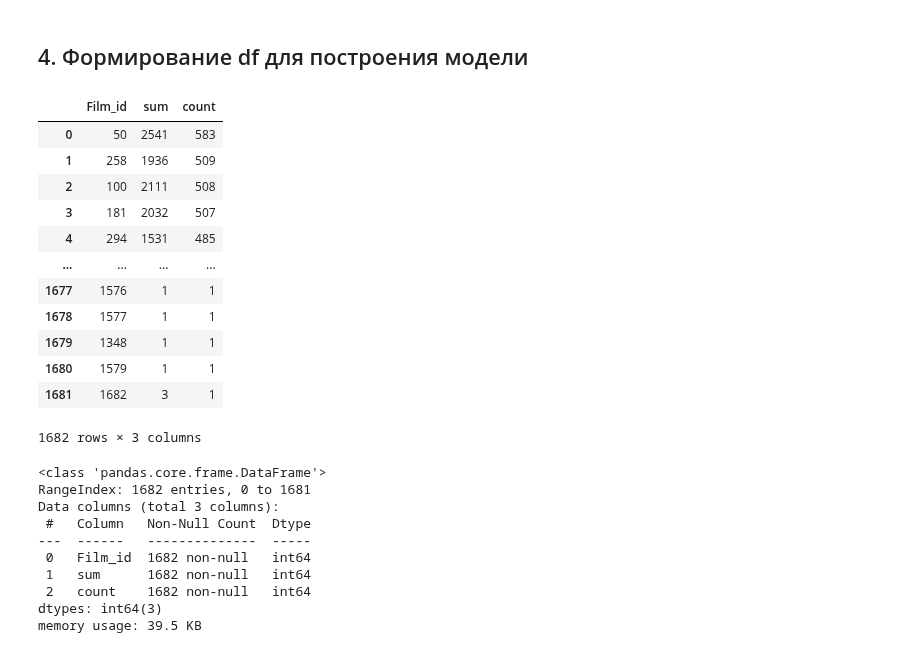
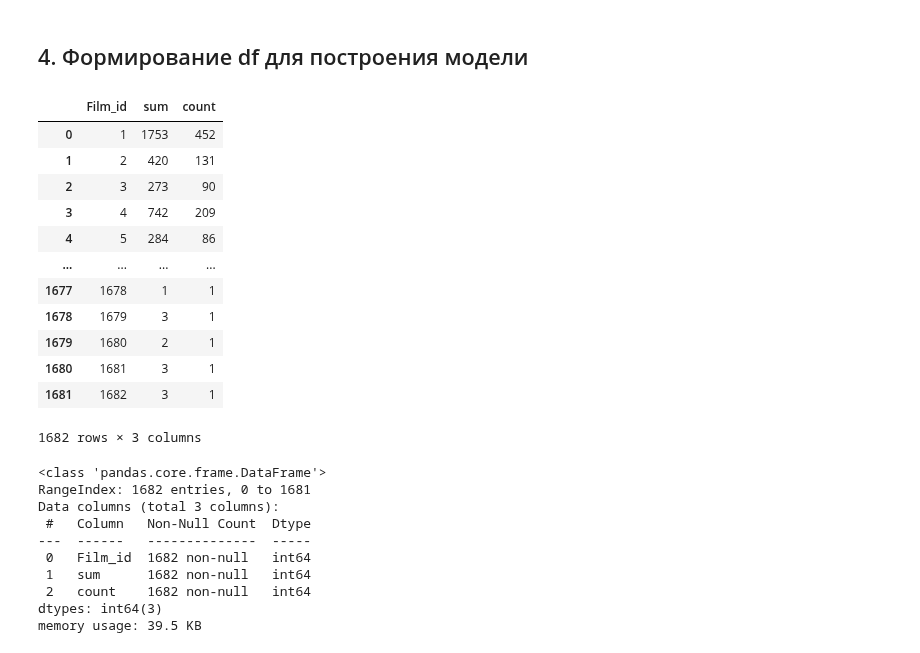
Before and after one commit to Gralex78/Home-Work-PYDA-20, a Jupyter notebook: 26_PySpark/Final_Work_BIG_DATA_Python.ipynb, the cells around one changed output. Drawn from its saved outputs; the diff is of its cells as text; code cells hidden in the pictures.

```diff
--- a/26_PySpark/Final_Work_BIG_DATA_Python.ipynb
+++ b/26_PySpark/Final_Work_BIG_DATA_Python.ipynb
@@ -176,20 +208,20 @@ memory usage: 28.8+ KB
 ## 4. Формирование df для построения модели
 # %%
 ratings_pivot_table = ratings.groupby('Film_id').agg({'Rating': ['sum', 'count']})['Rating']\
-                             .sort_values('count', ascending=False).reset_index()
+                             .sort_values('Film_id', ascending=True).reset_index()
 ratings_pivot_table
 # %% [output]
 |  | Film_id | sum | count |
-| 0 | 50 | 2541 | 583 |
-| 1 | 258 | 1936 | 509 |
-| 2 | 100 | 2111 | 508 |
-| 3 | 181 | 2032 | 507 |
-| 4 | 294 | 1531 | 485 |
+| 0 | 1 | 1753 | 452 |
+| 1 | 2 | 420 | 131 |
+| 2 | 3 | 273 | 90 |
+| 3 | 4 | 742 | 209 |
+| 4 | 5 | 284 | 86 |
 | ... | ... | ... | ... |
-| 1677 | 1576 | 1 | 1 |
-| 1678 | 1577 | 1 | 1 |
-| 1679 | 1348 | 1 | 1 |
-| 1680 | 1579 | 1 | 1 |
+| 1677 | 1678 | 1 | 1 |
+| 1678 | 1679 | 3 | 1 |
+| 1679 | 1680 | 2 | 1 |
+| 1680 | 1681 | 3 | 1 |
 | 1681 | 1682 | 3 | 1 |
 1682 rows × 3 columns
 # %%
```
Also changed, not shown: parts of 25 cells of this notebook.
